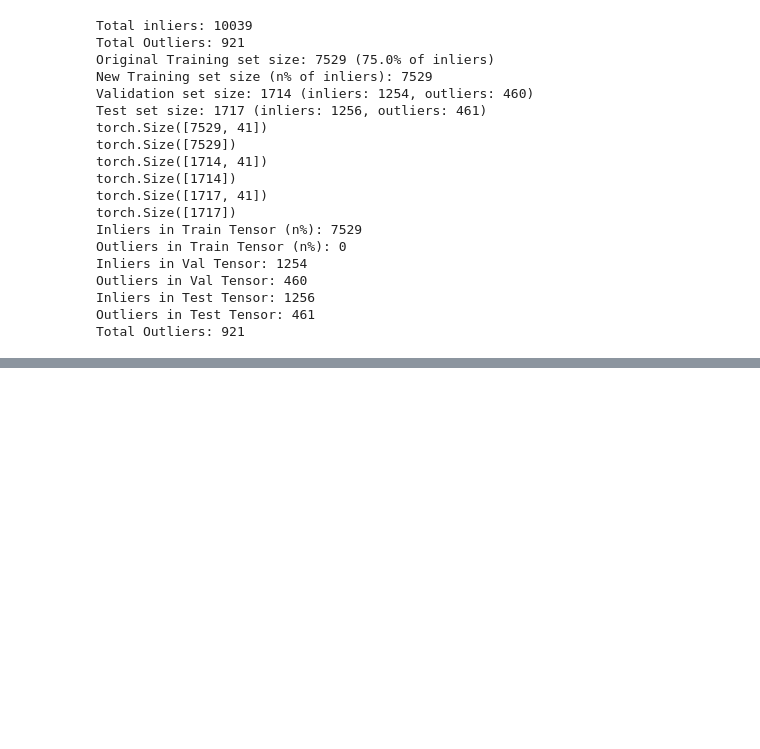
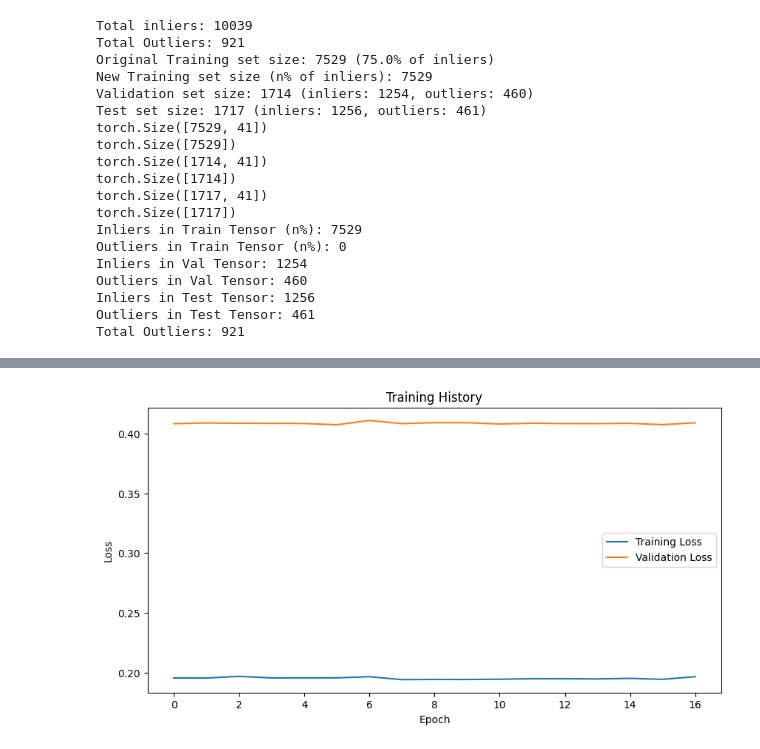
Before and after one commit to gebriell/kaggle_transformer, a Jupyter notebook: anomaly-detection.ipynb, the cells around one changed output, grey strips where cells are left out. Drawn from its saved outputs; the diff is of its cells as text; code cells hidden in the pictures; blank space fills up the shorter version.

Commit message:
Kaggle Notebook | ae_optimized | train-based stoppage and scheduler

```diff
--- a/anomaly-detection.ipynb
+++ b/anomaly-detection.ipynb
@@ -418,0 +424,86 @@ Early stopping triggered at epoch 60
+# %%
+# 7. Model Training (train-based stoppage + learning rate)
+# ---------------------------------------
+
+# Training function with train loss–based early stopping and LR scheduling
+def train_model(model, train_loader, val_loader, criterion, optimizer, scheduler,
+                num_epochs=150, device=device):
+
+    best_train_loss = float('inf')  # Changed from best_val_loss
+    early_stopping_patience = 10
+    early_stopping_counter = 0
+    training_history = {'train_loss': [], 'val_loss': []}
+
+    for epoch in range(num_epochs):
+        # Training phase
+        model.train()
+        train_loss = 0
+        for batch_features, _ in train_loader:
+            batch_features = batch_features.to(device)
+
+            # Forward pass
+            outputs = model(batch_features)
+            loss = criterion(outputs, batch_features)
+
+            # Backward pass and optimize
+            optimizer.zero_grad()
+            loss.backward()
+            # Gradient clipping
+            torch.nn.utils.clip_grad_norm_(model.parameters(), max_norm=1.0)
+            optimizer.step()
+
+            train_loss += loss.item()
+
+        avg_train_loss = train_loss / len(train_loader)
+
+        # Validation phase (still useful for logging, but doesn't affect training)
+        model.eval()
+        val_loss = 0
+        with torch.no_grad():
+            for batch_features, _ in val_loader:
+                batch_features = batch_features.to(device)
+                outputs = model(batch_features)
+                loss = criterion(outputs, batch_features)
+                val_loss += loss.item()
+
+        avg_val_loss = val_loss / len(val_loader)
+
+        # Update learning rate based on training loss (instead of validation loss)
+        scheduler.step(avg_train_loss)
+
+        # Early stopping check based on training loss
+        if avg_train_loss < best_train_loss:
+            best_train_loss = avg_train_loss
+            early_stopping_counter = 0
+            # Save best model
+            torch.save(model.state_dict(), 'best_model.pth')
+        else:
+            early_stopping_counter += 1
+
+        if early_stopping_counter >= early_stopping_patience:
+            print(f"Early stopping triggered at epoch {epoch+1}")
+            break
+
+        # Record history
+        training_history['train_loss'].append(avg_train_loss)
+        training_history['val_loss'].append(avg_val_loss)
+
+        if (epoch + 1) % 5 == 0:
+            print(f'Epoch [{epoch+1}/{num_epochs}], '
+                  f'Train Loss: {avg_train_loss:.4f}, '
+                  f'Val Loss: {avg_val_loss:.4f}')
+
+    return training_history
+
+# Usage
+history = train_model(model, train_dataloader, val_dataloader, criterion, optimizer, scheduler)
+
+plt.figure(figsize=(10, 5))
+plt.plot(history['train_loss'], label='Training Loss')
+plt.plot(history['val_loss'], label='Validation Loss')
+plt.xlabel('Epoch')
+plt.ylabel('Loss')
+plt.title('Training History')
+plt.legend()
+plt.show()
+# %% [output]
@@ -419,3 +514,4 @@ Early stopping triggered at epoch 60
+[figure, added]
 # %%
 # 8. Model Evaluation and Metrics
 # ---------------------------------------
```
Also changed, not shown: parts of 6 cells of this notebook.
